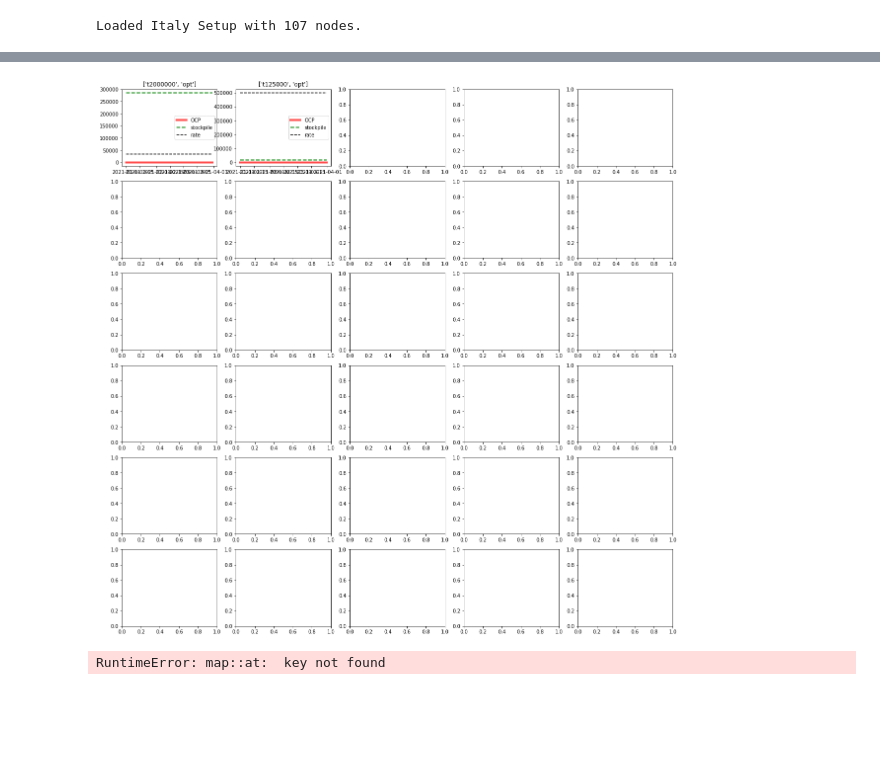
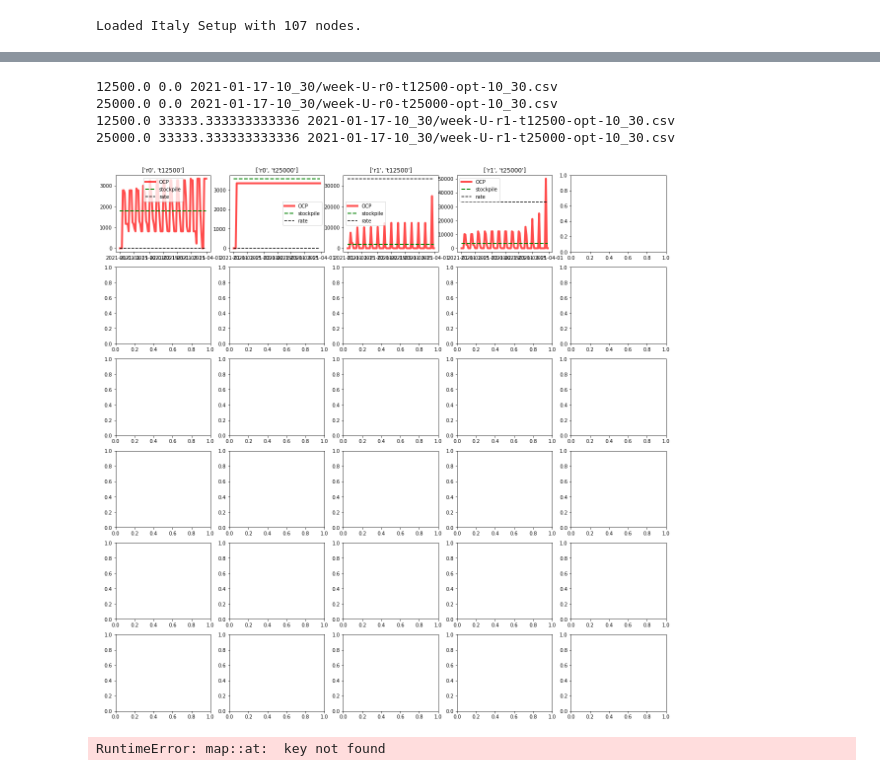
Before and after one commit to jcblemai/COVID-19_italy-vaccination-oc, a Jupyter notebook: analysis_ts.ipynb, the cells around one changed output, grey strips where cells are left out. Drawn from its saved outputs; the diff is of its cells as text; code cells hidden in the pictures; blank space fills up the shorter version.

```diff
--- a/analysis_ts.ipynb
+++ b/analysis_ts.ipynb
@@ -41,5 +81,5 @@ maxvaccrate_regional, stockpile_national, stockpile_national_constraint, control
 # %%
-filename = '2021-01-16-10_30/week-U-r1-t12500-opt-10_30.csv'
+filename = '2021-01-17-107_30/week-L-r1-t125000-opt-107_30.csv'
 #filename = 'model_outputtestd-U-r1-t12500-opt-10_30.csv'
 #filename = '2021-01-14_nanoechopc/microechopc-L-r1-t125000-opt-107_15.csv'
 mydata = pd.read_csv(filename, index_col= 'date', parse_dates=True)
@@ -262,7 +302,7 @@ with open(f'italy-data/parameters_{nnodes}_{when}.pkl', 'rb') as inp:
 # %% [output]
 Loaded Italy Setup with 107 nodes.
 # %%
-outdir = '2021-01-16-107_90/'
+outdir = '2021-01-17-107_30/'
 file_list = glob.glob(outdir + '*.csv')
 #outdir = '2021-01-14_nanoechopc/'
 #file_list = glob.glob(outdir + 'microechopc*.csv')
@@ -299,28 +351,41 @@ for i, filename in enumerate(file_list):
+# %%
+for i, filename in enumerate(file_list):
+    mydata = pd.read_csv(filename, index_col= 'date', parse_dates=True)
+    mydata['valuepop'] = mydata['value'] / setup.pop_node[mydata['placeID']]
+
+    dosesperweek = float(filename.split('-')[-3][1:])
+    ratepermonth = float(filename.split('-')[-4][1:])*1e6/30
+    print(dosesperweek, ratepermonth, filename)
+# %% [output]
+12500.0 0.0 2021-01-17-10_30/week-U-r0-t12500-opt-10_30.csv
+25000.0 0.0 2021-01-17-10_30/week-U-r0-t25000-opt-10_30.csv
+12500.0 33333.333333333336 2021-01-17-10_30/week-U-r1-t12500-opt-10_30.csv
+25000.0 33333.333333333336 2021-01-17-10_30/week-U-r1-t25000-opt-10_30.csv
 # %%
 value = 'value'
 fig, ax = plt.subplots(6,5,figsize=(20,20))#, sharex = True, sharey = True)
 fig.set_facecolor('white')
 ax = [ax for ax in ax.flat]
 
 for i, filename in enumerate(file_list):
     mydata = pd.read_csv(filename, index_col= 'date', parse_dates=True)
     mydata['valuepop'] = mydata['value'] / setup.pop_node[mydata['placeID']]
 
     dosesperweek = float(filename.split('-')[-3][1:])
     ratepermonth = float(filename.split('-')[-4][1:])*1e6
 
     ax[i].plot(mydata[(mydata['comp'] == 'vacc')].pivot(columns = 'place', values=value).sum(axis=1),
                c = 'r', lw = 4, label = 'OCP', alpha = .7)
     ax[i].plot(mydata[(mydata['comp'] == 'vacc')].pivot(columns = 'place', values=value).sum(axis=1).index,
                np.ones(ndays)*dosesperweek/7, c='g', lw=2, ls='--', label='stockpile')
     ax[i].plot(mydata[(mydata['comp'] == 'vacc')].pivot(columns = 'place', values=value).sum(axis=1).index,
                np.ones(ndays)*ratepermonth/30, c='k', ls='--', label = 'rate')
 
     ax[i].legend()
     #ax[i].set_ylim(0, 1e6)
-    ax[i].set_title(filename.split('-')[-3:-1])
+    ax[i].set_title(filename.split('-')[-4:-2])
 # %% [output]
-[figure, old version]
+[figure, new version]
 # %%
 a =ocp.g(ocp.arg['ubg'])
 b = np.array(a['vaccines'])
```
Also changed, not shown: parts of 14 cells of this notebook, 3 other files.
